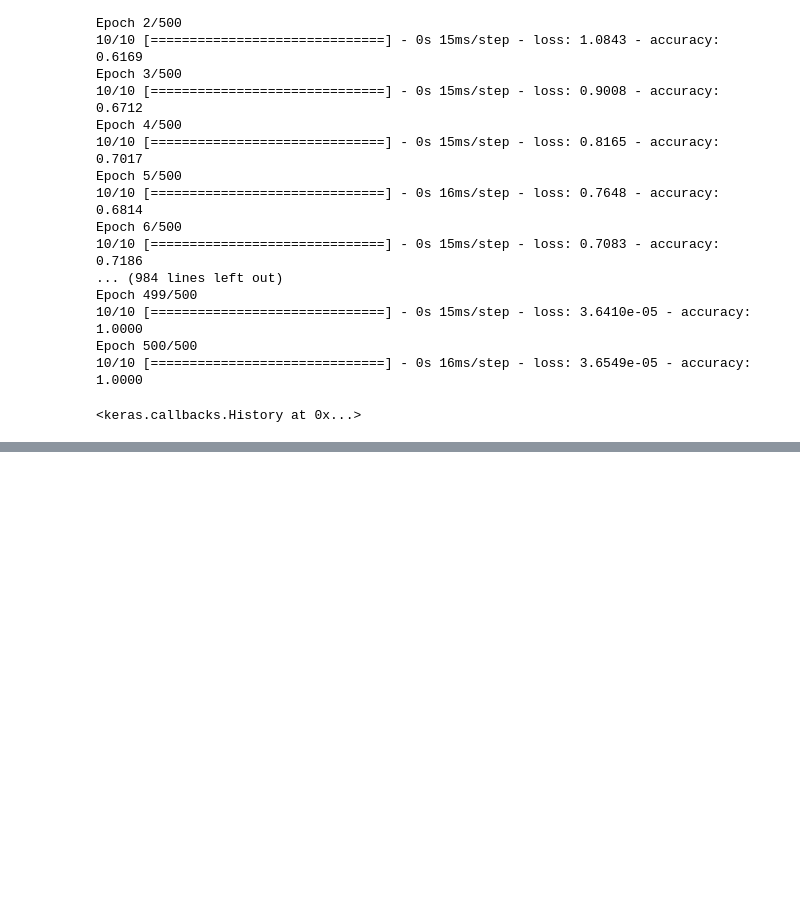
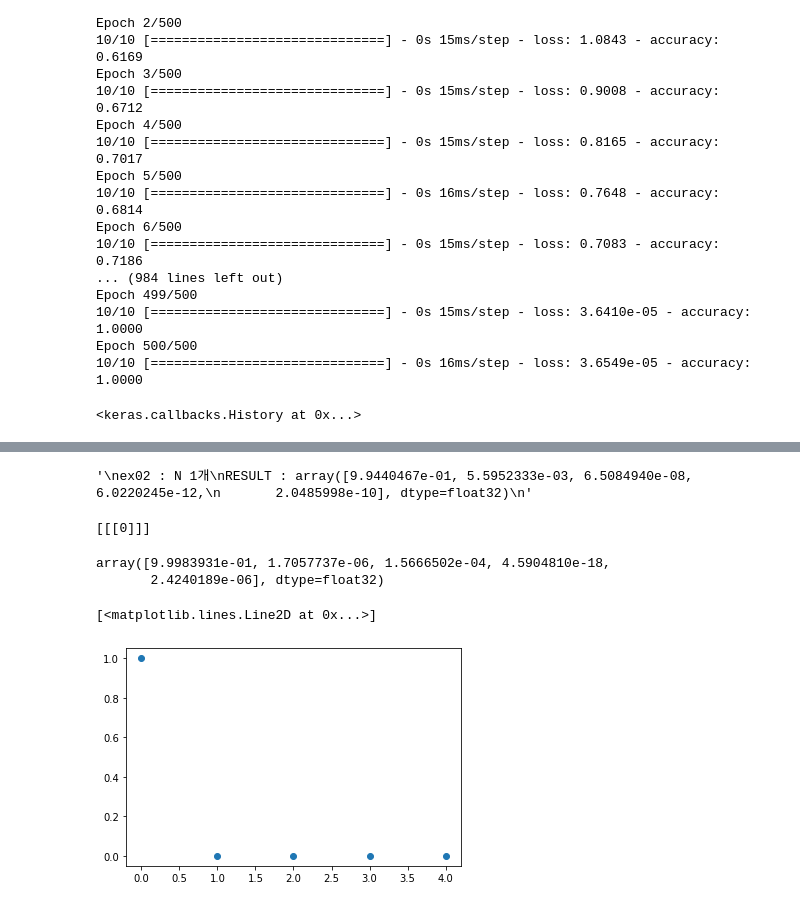
Before and after one commit to sbscsue/ecg_data_wfdb, a Jupyter notebook: learning/model.ipynb, the cells around one changed output, grey strips where cells are left out. Cells and saved outputs as stored; diff of their text form; code cells hidden in the pictures; blank space fills up the shorter version.

Commit message:
model checl

```diff
--- a/learning/model.ipynb
+++ b/learning/model.ipynb
@@ -215,0 +259,34 @@ test loss, test acc: [3.9234890937805176, 0.46666666865348816]
+# %%
+'''
+ex02 : N 1개
+RESULT : 0 (N)
+        array([9.9440467e-01, 5.5952333e-03, 6.5084940e-08, 6.0220245e-12,
+       2.0485998e-10], dtype=float32)
+'''
+# %% [output]
+'\nex02 : N 1개\nRESULT : array([9.9440467e-01, 5.5952333e-03, 6.5084940e-08, 6.0220245e-12,\n       2.0485998e-10], dtype=float32)\n'
+# %%
+x ,y= ecg_dataframe("C:\\seb\\ecg_detection\\segment\\set\\01\\2_predict\\ex3")
+x=x.to_numpy()
+x_row,x_col = x.shape
+x = x.reshape(x_row,x_col, 1)
+y = y.replace(label,number)
+y=y.to_numpy()
+y_row,y_col = y.shape
+y = y.reshape(y_row,y_col, 1)
+# %%
+print(y)
+# %% [output]
+[[[0]]]
+# %%
+predict = model.predict(x)
+# %%
+predict[0]
+# %% [output]
+array([9.9983931e-01, 1.7057737e-06, 1.5666502e-04, 4.5904810e-18,
+       2.4240189e-06], dtype=float32)
+# %%
+plt.plot(predict[0],"o")
+# %% [output]
+[<matplotlib.lines.Line2D at 0x...>]
+[figure, added]
```
Also changed, not shown: parts of 11 cells of this notebook, 1 other file.
